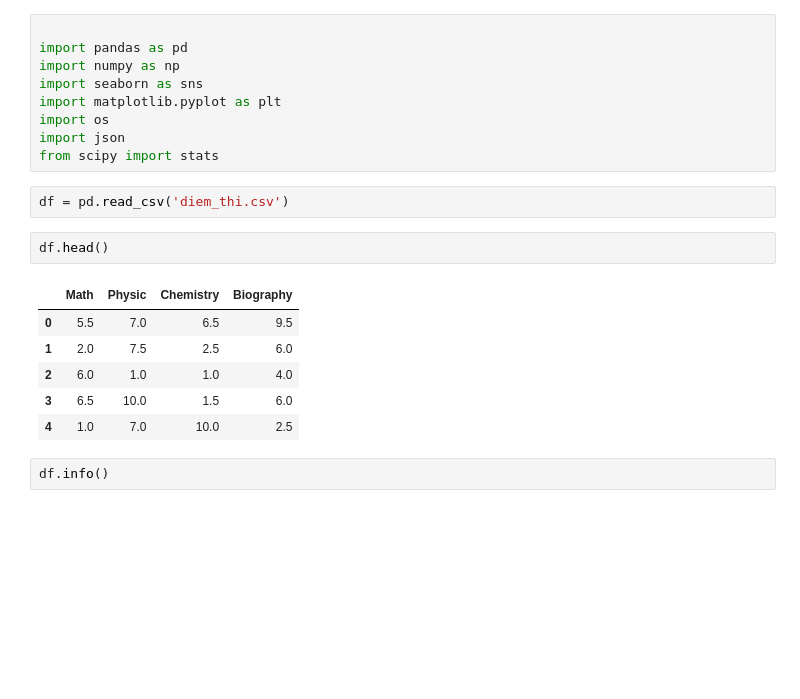
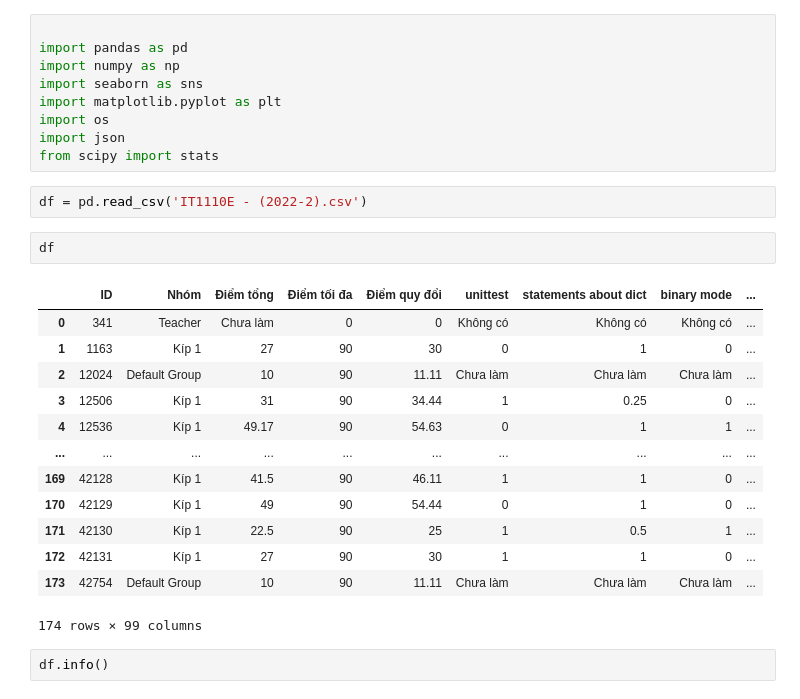
Before and after one commit to vudinhminh08/thesis, a Jupyter notebook: score_analyze.ipynb, the cells around one changed output. Saved outputs shown, nothing was run; the diff lists cells and outputs as text; blank space fills up the shorter version.

```diff
--- a/score_analyze.ipynb
+++ b/score_analyze.ipynb
@@ -8,16 +8,23 @@ import os
 import json
 from scipy import stats
 # %%
-df = pd.read_csv('diem_thi.csv')
+df = pd.read_csv('IT1110E - (2022-2).csv')
 # %%
-df.head()
+df
 # %% [output]
-|  | Math | Physic | Chemistry | Biography |
-| 0 | 5.5 | 7.0 | 6.5 | 9.5 |
-| 1 | 2.0 | 7.5 | 2.5 | 6.0 |
-| 2 | 6.0 | 1.0 | 1.0 | 4.0 |
-| 3 | 6.5 | 10.0 | 1.5 | 6.0 |
-| 4 | 1.0 | 7.0 | 10.0 | 2.5 |
+|  | ID | Nhóm | Điểm tổng | Điểm tối đa | Điểm quy đổi | unittest | statements about dict | binary mode | ... |
+| 0 | 341 | Teacher | Chưa làm | 0 | 0 | Không có | Không có | Không có | ... |
+| 1 | 1163 | Kíp 1 | 27 | 90 | 30 | 0 | 1 | 0 | ... |
+| 2 | 12024 | Default Group | 10 | 90 | 11.11 | Chưa làm | Chưa làm | Chưa làm | ... |
+| 3 | 12506 | Kíp 1 | 31 | 90 | 34.44 | 1 | 0.25 | 0 | ... |
+| 4 | 12536 | Kíp 1 | 49.17 | 90 | 54.63 | 0 | 1 | 1 | ... |
+| ... | ... | ... | ... | ... | ... | ... | ... | ... | ... |
+| 169 | 42128 | Kíp 1 | 41.5 | 90 | 46.11 | 1 | 1 | 0 | ... |
+| 170 | 42129 | Kíp 1 | 49 | 90 | 54.44 | 0 | 1 | 0 | ... |
+| 171 | 42130 | Kíp 1 | 22.5 | 90 | 25 | 1 | 0.5 | 1 | ... |
+| 172 | 42131 | Kíp 1 | 27 | 90 | 30 | 1 | 1 | 0 | ... |
+| 173 | 42754 | Default Group | 10 | 90 | 11.11 | Chưa làm | Chưa làm | Chưa làm | ... |
+174 rows × 99 columns
 # %%
 df.info()
 # %% [output]
```
Also changed, not shown: parts of 13 cells of this notebook, 17 other files.
